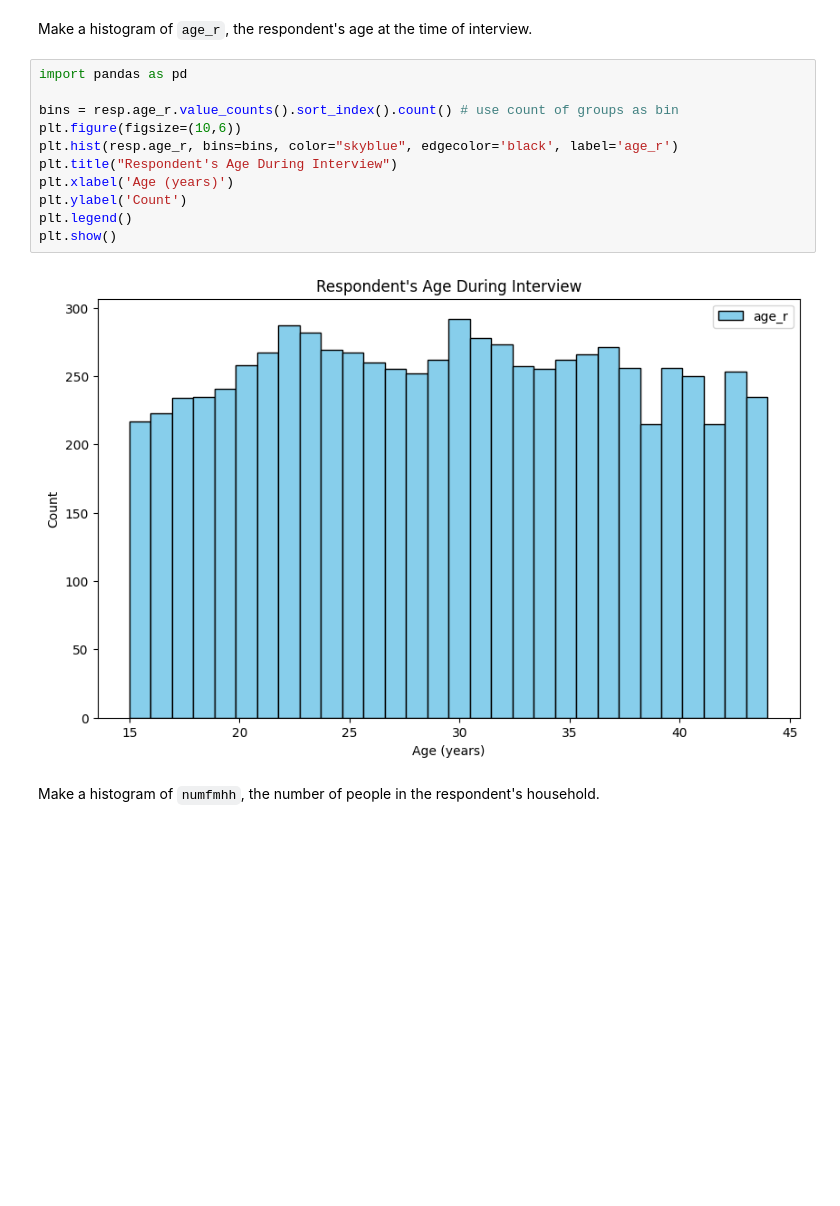
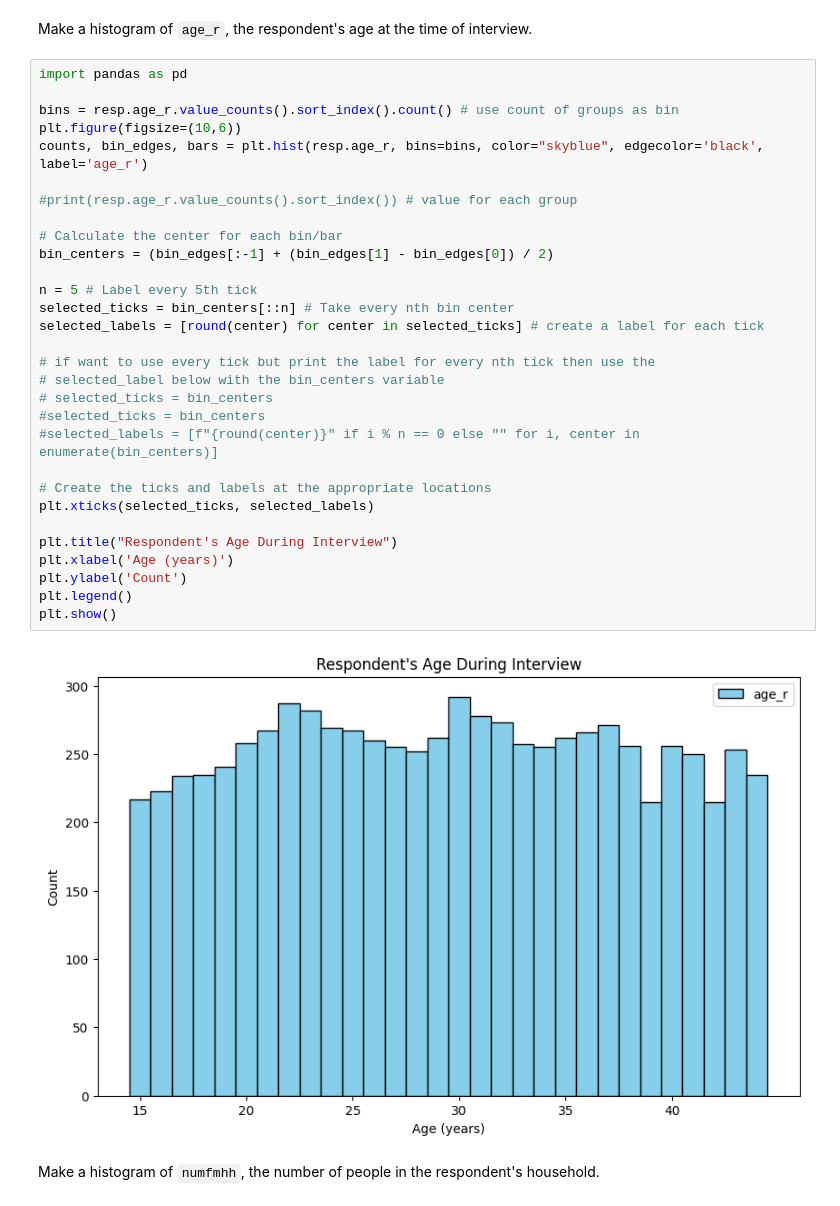
Before and after one commit to sclement2/python_machinelearning, a Jupyter notebook: thinkstats_chp2.ipynb, the cells around one changed output. Cells and saved outputs as stored; diff of their text form; blank space fills up the shorter version.

```diff
--- a/thinkstats_chp2.ipynb
+++ b/thinkstats_chp2.ipynb
@@ -419,16 +412,35 @@ Make a histogram of `age_r`, the respondent's age at the time of interview.
 # %%
 import pandas as pd
 
 bins = resp.age_r.value_counts().sort_index().count() # use count of groups as bin
 plt.figure(figsize=(10,6))
-plt.hist(resp.age_r, bins=bins, color="skyblue", edgecolor='black', label='age_r')
+counts, bin_edges, bars = plt.hist(resp.age_r, bins=bins, color="skyblue", edgecolor='black', label='age_r')
+
+#print(resp.age_r.value_counts().sort_index()) # value for each group
+
+# Calculate the center for each bin/bar
+bin_centers = (bin_edges[:-1] + (bin_edges[1] - bin_edges[0]) / 2)
+
+n = 5 # Label every 5th tick
+selected_ticks = bin_centers[::n] # Take every nth bin center
+selected_labels = [round(center) for center in selected_ticks] # create a label for each tick
+
+# if want to use every tick but print the label for every nth tick then use the
+# selected_label below with the bin_centers variable
+# selected_ticks = bin_centers
+#selected_ticks = bin_centers
+#selected_labels = [f"{round(center)}" if i % n == 0 else "" for i, center in enumerate(bin_centers)]
+
+# Create the ticks and labels at the appropriate locations
+plt.xticks(selected_ticks, selected_labels)
+
 plt.title("Respondent's Age During Interview")
 plt.xlabel('Age (years)')
 plt.ylabel('Count')
 plt.legend()
 plt.show()
 # %% [output]
-[figure, old version]
+[figure, new version]
 # %% [markdown]
 Make a histogram of `numfmhh`, the number of people in the respondent's household.
 # %%
```
Also changed, not shown: parts of 17 cells of this notebook.
